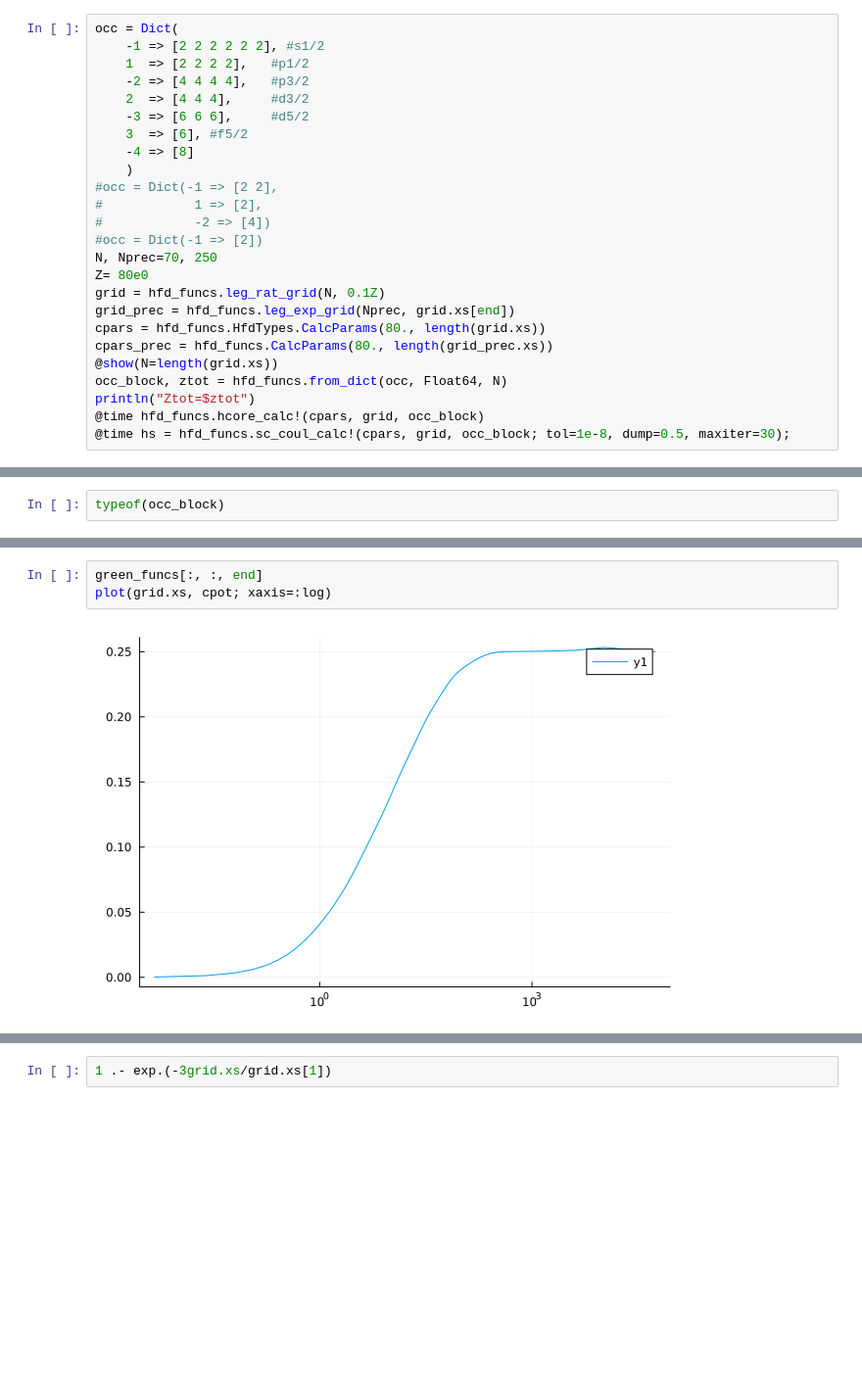
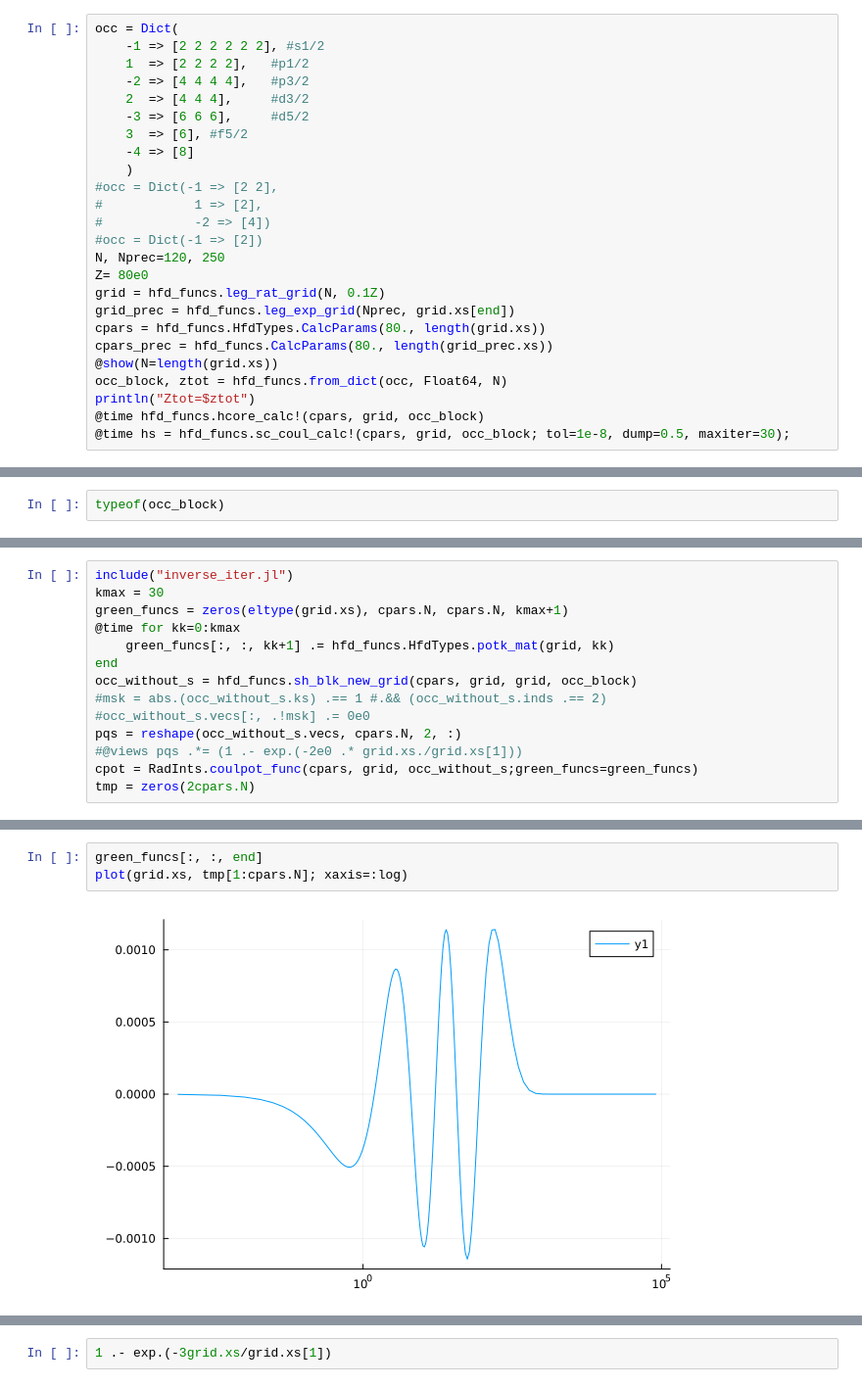
Before and after one commit to jeral2007/hfd_julia, a Jupyter notebook: mercury.ipynb, the cells around one changed output, grey strips where cells are left out. Shown: that part at 98% size. Drawn from its saved outputs; the diff is of its cells as text; blank space fills up the shorter version.

```diff
--- a/mercury.ipynb
+++ b/mercury.ipynb
@@ -25,7 +25,7 @@ occ = Dict(
 #            1 => [2],
 #            -2 => [4])
 #occ = Dict(-1 => [2])
-N, Nprec=70, 250
+N, Nprec=120, 250
 Z= 80e0
 grid = hfd_funcs.leg_rat_grid(N, 0.1Z)
 grid_prec = hfd_funcs.leg_exp_grid(Nprec, grid.xs[end])
@@ -510,0 +478,14 @@ WARNING: replacing module RadInts.
+# %%
+include("inverse_iter.jl")
+kmax = 30
+green_funcs = zeros(eltype(grid.xs), cpars.N, cpars.N, kmax+1)
+@time for kk=0:kmax
+    green_funcs[:, :, kk+1] .= hfd_funcs.HfdTypes.potk_mat(grid, kk)
+end
+occ_without_s = hfd_funcs.sh_blk_new_grid(cpars, grid, grid, occ_block)
+#msk = abs.(occ_without_s.ks) .== 1 #.&& (occ_without_s.inds .== 2)
+#occ_without_s.vecs[:, .!msk] .= 0e0
+pqs = reshape(occ_without_s.vecs, cpars.N, 2, :)
+#@views pqs .*= (1 .- exp.(-2e0 .* grid.xs./grid.xs[1]))
+cpot = RadInts.coulpot_func(cpars, grid, occ_without_s;green_funcs=green_funcs)
+tmp = zeros(2cpars.N)
@@ -511,8 +497,8 @@ WARNING: replacing module RadInts.
 # %%
 green_funcs[:, :, end]
-plot(grid.xs, cpot; xaxis=:log)
+plot(grid.xs, tmp[1:cpars.N]; xaxis=:log)
 # %% [output]
-[figure, old version]
+[figure, new version]
 # %%
 hfd_funcs.δnuc(cpars, grid)
 # %% [output]
```
Also changed, not shown: parts of 4 cells of this notebook.
